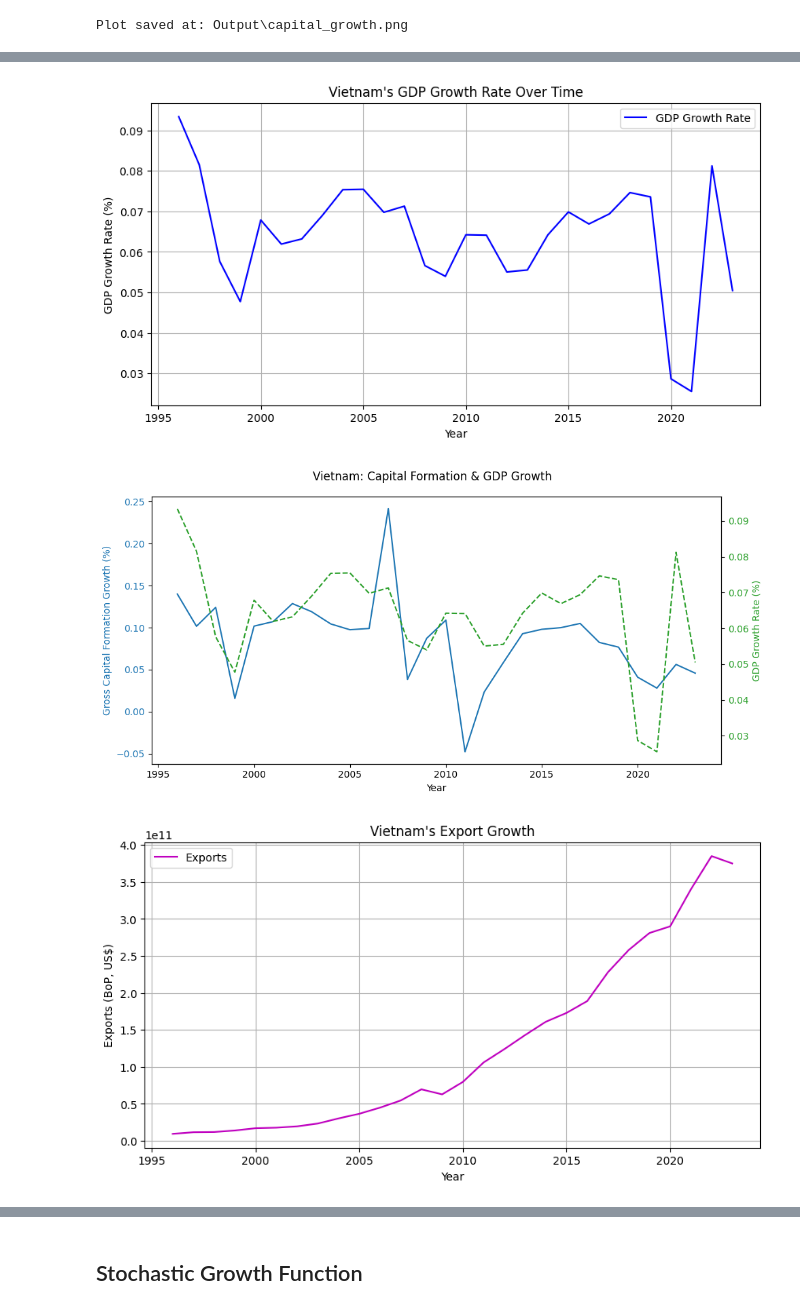
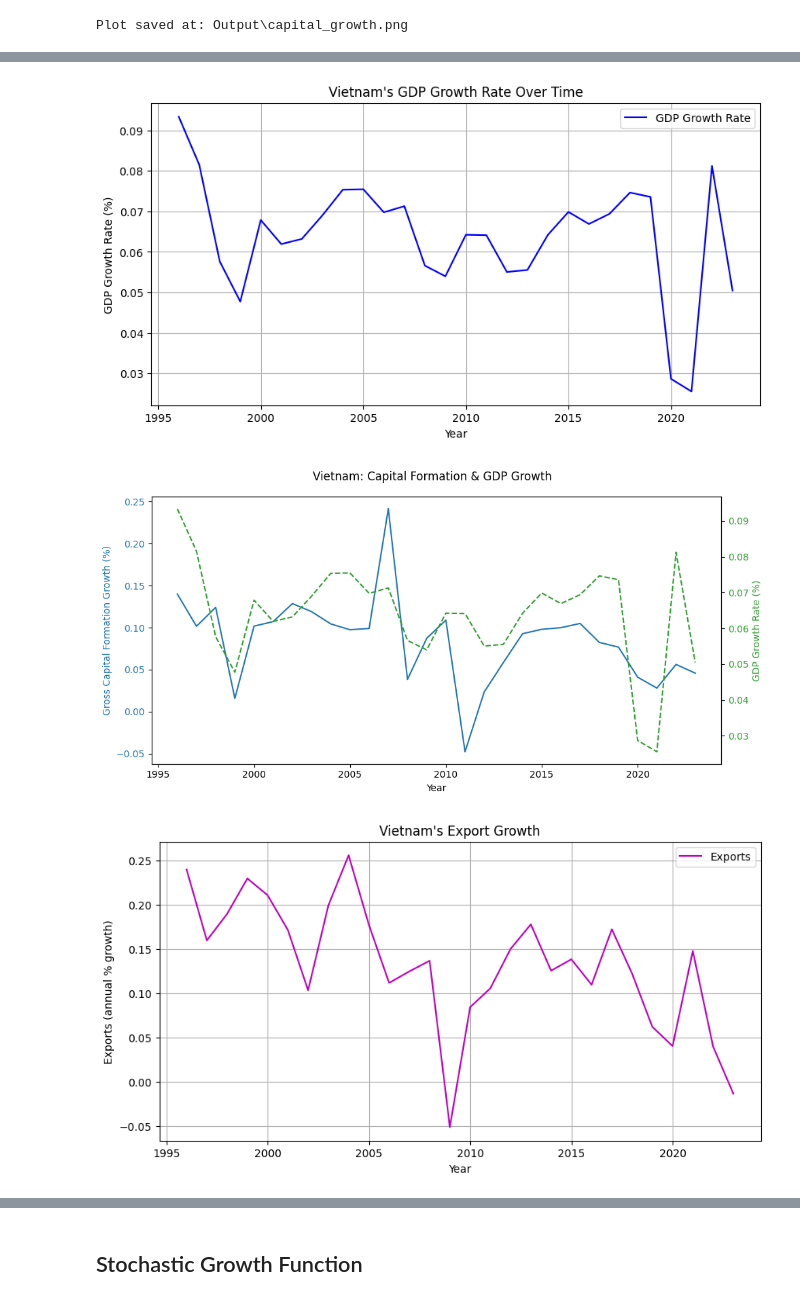
Before and after one commit to Thuan509/Dynamic-Macroeconomics, a Jupyter notebook: PS1_Code/growth.ipynb, the cells around one changed output, grey strips where cells are left out. Drawn from its saved outputs; the diff is of its cells as text; code cells hidden in the pictures.

```diff
--- a/PS1_Code/growth.ipynb
+++ b/PS1_Code/growth.ipynb
@@ -234,36 +241,36 @@ plt.legend()
 plt.grid()
 plt.show()
 
 # Plot Capital Formation & GDP Growth
 fig, ax1 = plt.subplots(figsize=(10,5))
 
 ax1.set_xlabel("Year")
 ax1.set_ylabel("Gross Capital Formation Growth (%)", color="tab:blue")
 ax1.plot(data["Year"], data["Gross capital formation growth (%)"], linestyle="-", color="tab:blue", label="Capital Formation Growth")
 ax1.tick_params(axis="y", labelcolor="tab:blue")
 
 ax2 = ax1.twinx()
 ax2.set_ylabel("GDP Growth Rate (%)", color="tab:green")
 ax2.plot(data["Year"], data["GDP growth rate (%)"], linestyle="--", color="tab:green", label="GDP Growth Rate")
 ax2.tick_params(axis="y", labelcolor="tab:green")
 
 fig.suptitle("Vietnam: Capital Formation & GDP Growth")
 fig.tight_layout()
 plt.show()
 
 # Plot Export Growth
 plt.figure(figsize=(10,5))
-plt.plot(data["Year"], data["Export (BoP, US$)"], linestyle='-', color='m', label="Exports")
+plt.plot(data["Year"], data["Exports of goods and services (annual % growth)"], linestyle='-', color='m', label="Exports")
 plt.xlabel("Year")
-plt.ylabel("Exports (BoP, US$)")
+plt.ylabel("Exports (annual % growth)")
 plt.title("Vietnam's Export Growth")
 plt.legend()
 plt.grid()
 plt.show()
 # %% [output]
 [figure]
 [figure]
-[figure, old version]
+[figure, new version]
 # %%
 # Create a variable 'X' to be the independent variable of the OLS model. Do not add a constant to X
 X = df[["FDI inflow (BoP, US$)", "Export (BoP, US$)",
```
Also changed, not shown: parts of 9 cells of this notebook, 5 other files.
